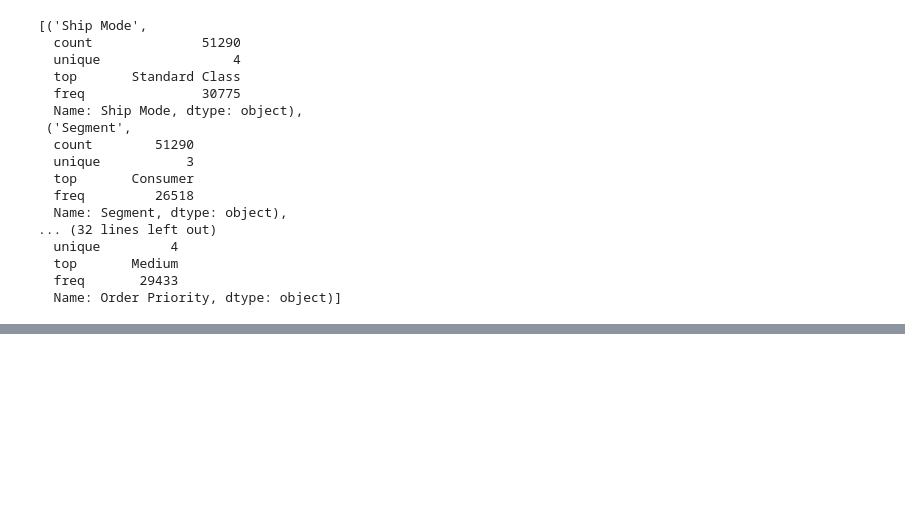
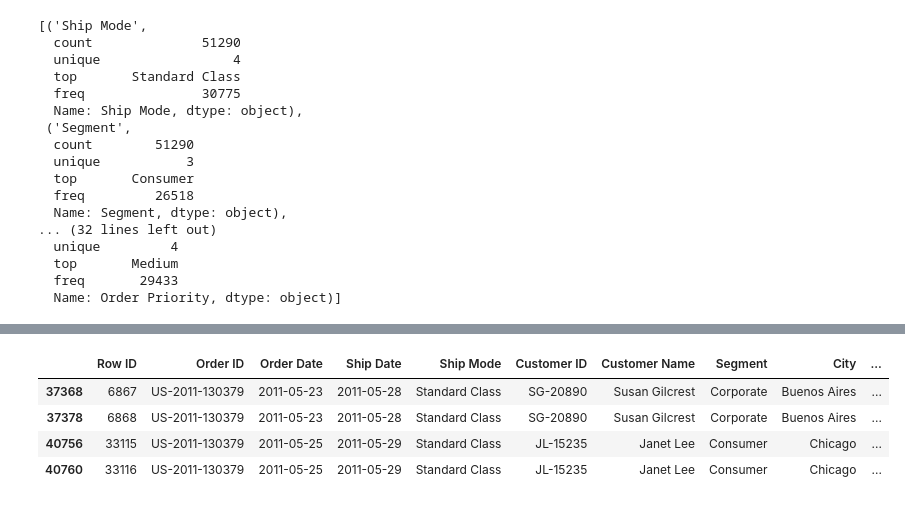
Before and after one commit to intronic/datademo, a Jupyter notebook: data-eng.ipynb, the cells around one changed output, grey strips where cells are left out. Cells and saved outputs as stored; diff of their text form; code cells hidden in the pictures; blank space fills up the shorter version.

```diff
--- a/data-eng.ipynb
+++ b/data-eng.ipynb
@@ -38,4 +19,13 @@ df.head()
 # %%
+# Import data and browse
+import zipfile
+import pandas as pd
+import numpy as np
+import decimal
+import datetime as dt
+
+pd.set_option('display.max_columns', 500)
+
 # Re-read and inspect data applying types and conversions
 cat_cols = ['Ship Mode', 'Segment', 'Country',
             'Market', 'Region',
@@ -44,12 +34,18 @@ cat_cols = ['Ship Mode', 'Segment', 'Country',
 int_cols = ['Row ID', 'Quantity']
 dec_cols = ['Sales', 'Discount', 'Profit', 'Shipping Cost']
 dt_cols = ['Order Date', 'Ship Date']
+id_cols = ['Row ID', 'Order ID', 'Customer ID', 'Product ID']
+
 types = {**{k: np.int_ for k in int_cols},
          **{k:"category" for k in cat_cols}}
 conv = {k: decimal.Decimal for k in dec_cols}
-df = pd.read_csv("superstore_dataset2011-2015.csv",
+zf = zipfile.ZipFile('superstore-data.zip')
+
+df = pd.read_csv(zf.open('superstore_dataset2011-2015.csv'),
                  parse_dates=dt_cols, dtype=types,
                  converters=conv,
                  sep=',', encoding='Windows-1252')
-df.info()
+
+# Inspect sample data
+df.head()
 # %% [output]
@@ -113,0 +166,11 @@ df.head()
+# %%
+# Example of different customers with different products on different days
+# in different markets with the same Order ID
+
+df.loc[df['Order ID'] == 'US-2011-130379']
+# %% [output]
+|  | Row ID | Order ID | Order Date | Ship Date | Ship Mode | Customer ID | Customer Name | Segment | City | ... |
+| 37368 | 6867 | US-2011-130379 | 2011-05-23 | 2011-05-28 | Standard Class | SG-20890 | Susan Gilcrest | Corporate | Buenos Aires | ... |
+| 37378 | 6868 | US-2011-130379 | 2011-05-23 | 2011-05-28 | Standard Class | SG-20890 | Susan Gilcrest | Corporate | Buenos Aires | ... |
+| 40756 | 33115 | US-2011-130379 | 2011-05-25 | 2011-05-29 | Standard Class | JL-15235 | Janet Lee | Consumer | Chicago | ... |
+| 40760 | 33116 | US-2011-130379 | 2011-05-25 | 2011-05-29 | Standard Class | JL-15235 | Janet Lee | Consumer | Chicago | ... |
```
Also changed, not shown: parts of 33 cells of this notebook.
